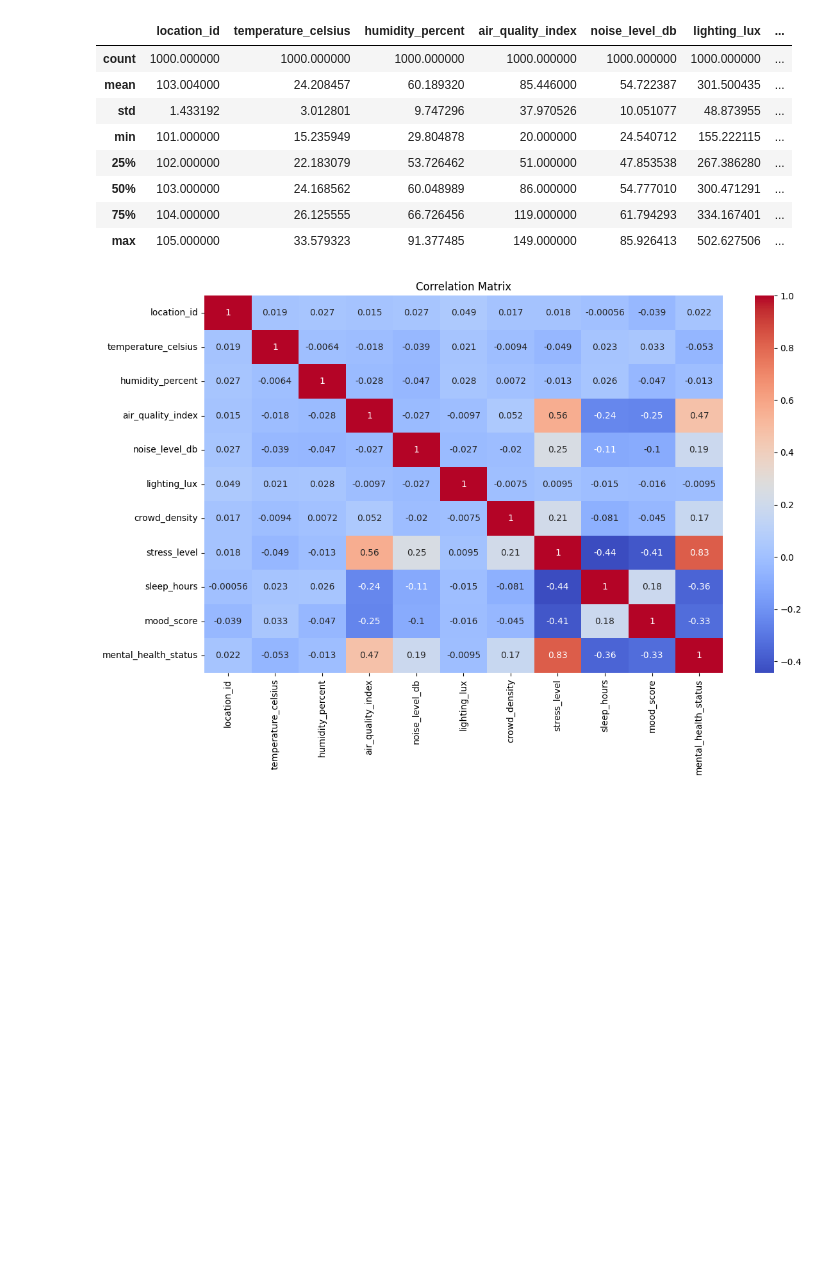
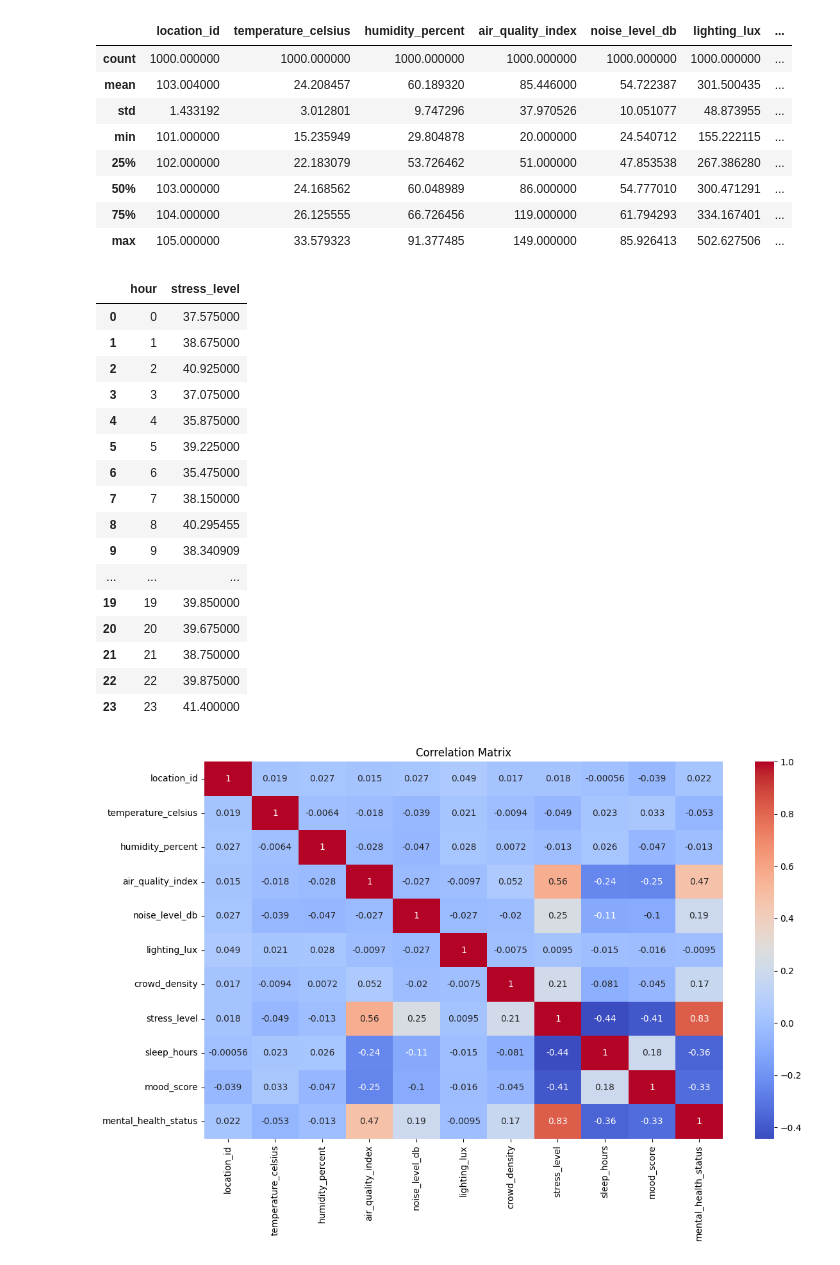
Before and after one commit to karl-hajjar201/mental-health-analysis-project, a Jupyter notebook: EDA.ipynb, the cells around one changed output. Drawn from its saved outputs; the diff is of its cells as text; code cells hidden in the pictures; blank space fills up the shorter version.

```diff
--- a/EDA.ipynb
+++ b/EDA.ipynb
@@ -70,6 +63,37 @@ df.describe()
 | 50% | 103.000000 | 24.168562 | 60.048989 | 86.000000 | 54.777010 | 300.471291 | ... |
 | 75% | 104.000000 | 26.125555 | 66.726456 | 119.000000 | 61.794293 | 334.167401 | ... |
 | max | 105.000000 | 33.579323 | 91.377485 | 149.000000 | 85.926413 | 502.627506 | ... |
+# %%
+# Investigating if time has influence over stress levels
+df_hourly = df.copy()
+
+df_hourly["timestamp"] = pd.to_datetime(df_hourly["timestamp"])
+df_hourly["hour"] = df_hourly["timestamp"].dt.hour
+hourly_stress = df_hourly.groupby("hour")["stress_level"].mean().reset_index()
+
+# Sort by hour
+hourly_stress.sort_values("hour", inplace=True)
+
+# Display
+hourly_stress
+# %% [output]
+|  | hour | stress_level |
+| 0 | 0 | 37.575000 |
+| 1 | 1 | 38.675000 |
+| 2 | 2 | 40.925000 |
+| 3 | 3 | 37.075000 |
+| 4 | 4 | 35.875000 |
+| 5 | 5 | 39.225000 |
+| 6 | 6 | 35.475000 |
+| 7 | 7 | 38.150000 |
+| 8 | 8 | 40.295455 |
+| 9 | 9 | 38.340909 |
+| ... | ... | ... |
+| 19 | 19 | 39.850000 |
+| 20 | 20 | 39.675000 |
+| 21 | 21 | 38.750000 |
+| 22 | 22 | 39.875000 |
+| 23 | 23 | 41.400000 |
 # %%
 # Finding top features with a correlation matrix
 import seaborn as sns
```
Also changed, not shown: parts of 1 cell of this notebook, 11 other files.
